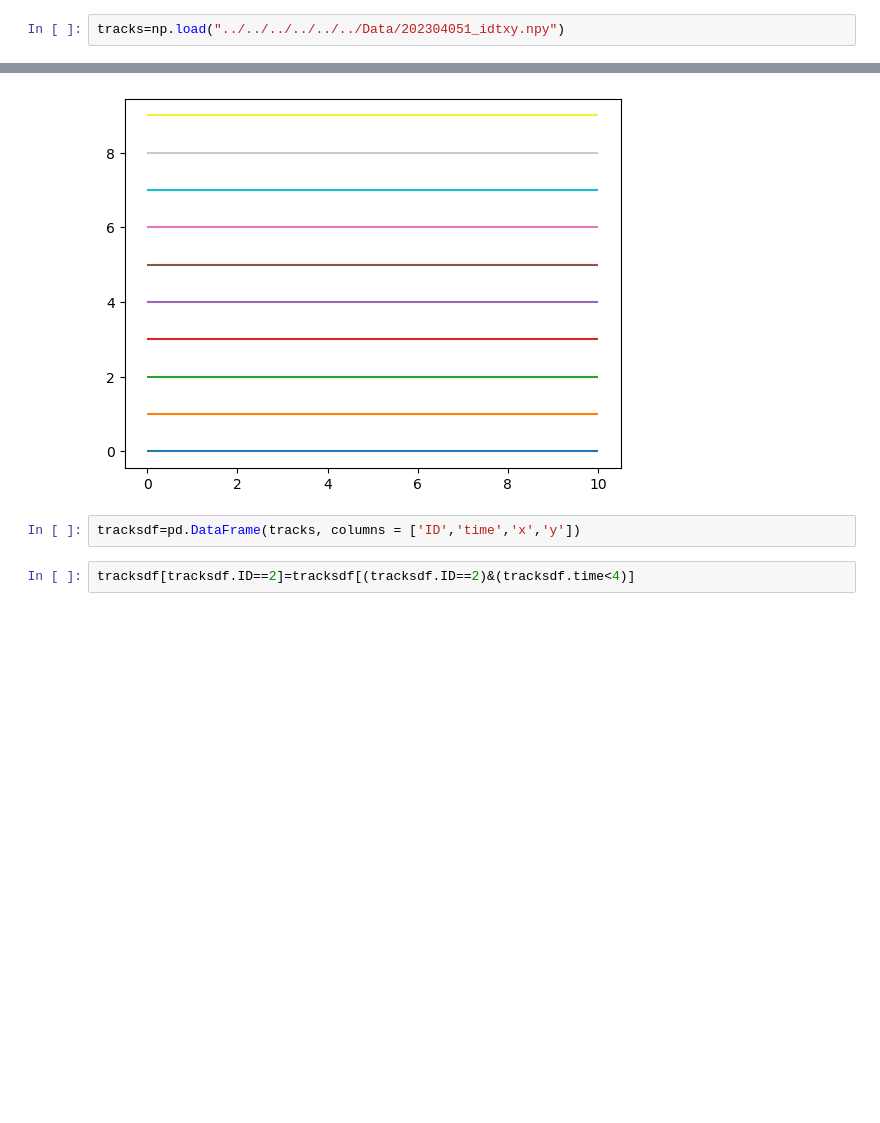
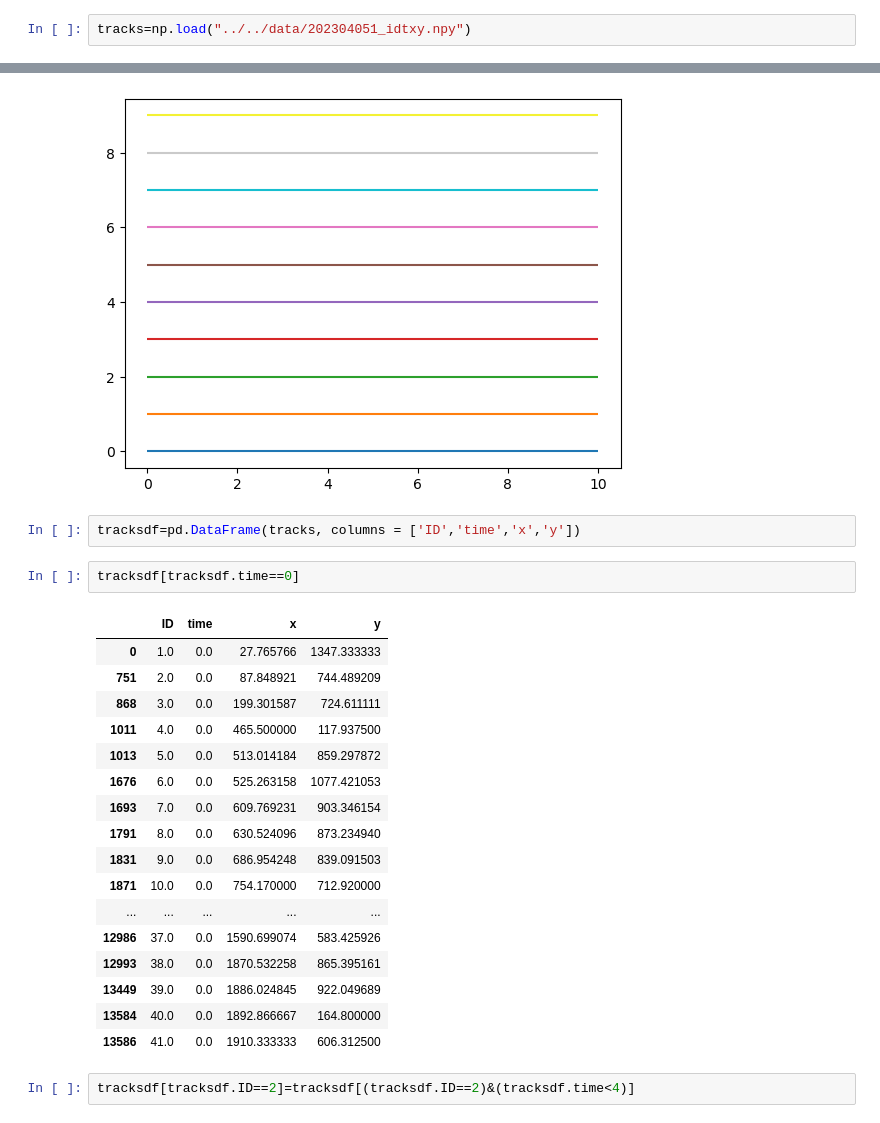
Before and after one commit to rafaeljacobsen/combinewormtracks, a Jupyter notebook: Notebooks/combinewormtracks.ipynb, the cells around one changed output, grey strips where cells are left out. Drawn from its saved outputs; the diff is of its cells as text; blank space fills up the shorter version.

```diff
--- a/Notebooks/combinewormtracks.ipynb
+++ b/Notebooks/combinewormtracks.ipynb
@@ -25,4 +25,4 @@ def findpairreverse(ID1,history,possiblecombos):
 # %% [markdown]
 Import npy file of form (number of points,4) where the second dimension gives 0:id, 1:time, 2:x pos, 3:y pos
 # %%
-tracks=np.load("../../../../../../Data/202304051_idtxy.npy")
+tracks=np.load("../../data/202304051_idtxy.npy")
@@ -53,6 +57,26 @@ for i in range(len(colors)):
 [figure]
 # %%
 tracksdf=pd.DataFrame(tracks, columns = ['ID','time','x','y'])
+# %%
+tracksdf[tracksdf.time==0]
+# %% [output]
+|  | ID | time | x | y |
+| 0 | 1.0 | 0.0 | 27.765766 | 1347.333333 |
+| 751 | 2.0 | 0.0 | 87.848921 | 744.489209 |
+| 868 | 3.0 | 0.0 | 199.301587 | 724.611111 |
+| 1011 | 4.0 | 0.0 | 465.500000 | 117.937500 |
+| 1013 | 5.0 | 0.0 | 513.014184 | 859.297872 |
+| 1676 | 6.0 | 0.0 | 525.263158 | 1077.421053 |
+| 1693 | 7.0 | 0.0 | 609.769231 | 903.346154 |
+| 1791 | 8.0 | 0.0 | 630.524096 | 873.234940 |
+| 1831 | 9.0 | 0.0 | 686.954248 | 839.091503 |
+| 1871 | 10.0 | 0.0 | 754.170000 | 712.920000 |
+| ... | ... | ... | ... | ... |
+| 12986 | 37.0 | 0.0 | 1590.699074 | 583.425926 |
+| 12993 | 38.0 | 0.0 | 1870.532258 | 865.395161 |
+| 13449 | 39.0 | 0.0 | 1886.024845 | 922.049689 |
+| 13584 | 40.0 | 0.0 | 1892.866667 | 164.800000 |
+| 13586 | 41.0 | 0.0 | 1910.333333 | 606.312500 |
 # %%
 tracksdf[tracksdf.ID==2]=tracksdf[(tracksdf.ID==2)&(tracksdf.time<4)]
 # %%
```
Also changed, not shown: parts of 5 cells of this notebook, 15 other files.
